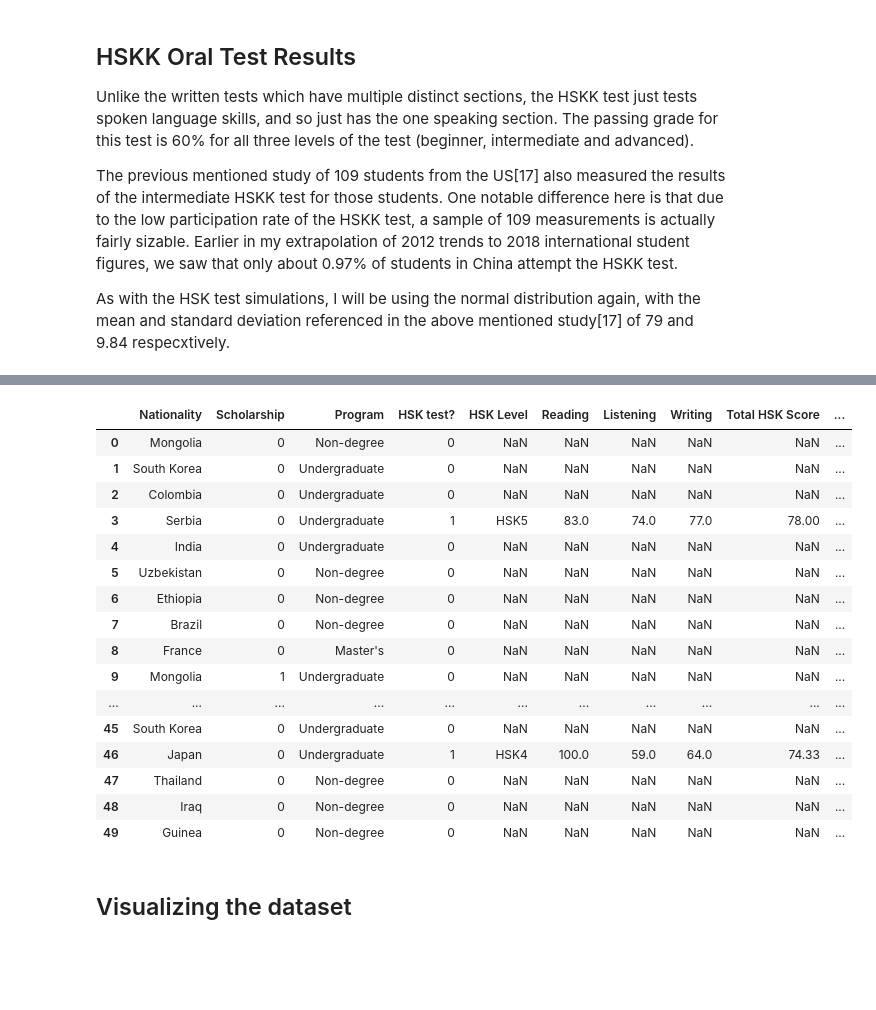
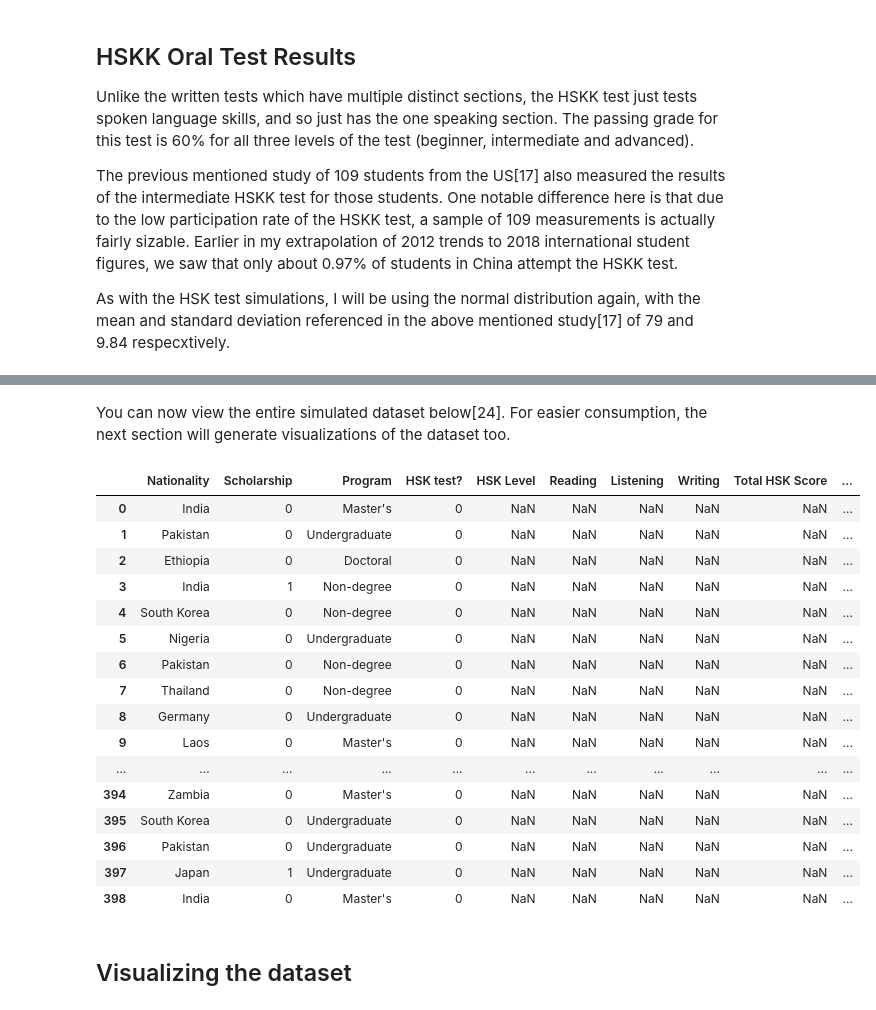
Before and after one commit to OtherBrian/pda-project, a Jupyter notebook: simulated-dataset.ipynb, the cells around one changed output, grey strips where cells are left out. Drawn from its saved outputs; the diff is of its cells as text; code cells hidden in the pictures; blank space fills up the shorter version.

```diff
--- a/simulated-dataset.ipynb
+++ b/simulated-dataset.ipynb
@@ -1064,27 +1083,30 @@ chinese_class_df[['Speaking']] = chinese_class_df[['Speaking']].apply(pd.Series.
 #Highlighting who passed and failed the HSKK.
 chinese_class_df.loc[chinese_class_df['Speaking'] >= 60, 'HSKK Pass'] = 'Pass'
 chinese_class_df.loc[chinese_class_df['Speaking'] < 60, 'HSKK Pass'] = 'Fail'
-# %%
-#Showing the first 50 students in the dataframe.
-chinese_class_df.head(50)
-# %% [output]
-|  | Nationality | Scholarship | Program | HSK test? | HSK Level | Reading | Listening | Writing | Total HSK Score | ... |
-| 0 | Mongolia | 0 | Non-degree | 0 | NaN | NaN | NaN | NaN | NaN | ... |
-| 1 | South Korea | 0 | Undergraduate | 0 | NaN | NaN | NaN | NaN | NaN | ... |
-| 2 | Colombia | 0 | Undergraduate | 0 | NaN | NaN | NaN | NaN | NaN | ... |
-| 3 | Serbia | 0 | Undergraduate | 1 | HSK5 | 83.0 | 74.0 | 77.0 | 78.00 | ... |
-| 4 | India | 0 | Undergraduate | 0 | NaN | NaN | NaN | NaN | NaN | ... |
-| 5 | Uzbekistan | 0 | Non-degree | 0 | NaN | NaN | NaN | NaN | NaN | ... |
-| 6 | Ethiopia | 0 | Non-degree | 0 | NaN | NaN | NaN | NaN | NaN | ... |
-| 7 | Brazil | 0 | Non-degree | 0 | NaN | NaN | NaN | NaN | NaN | ... |
-| 8 | France | 0 | Master's | 0 | NaN | NaN | NaN | NaN | NaN | ... |
-| 9 | Mongolia | 1 | Undergraduate | 0 | NaN | NaN | NaN | NaN | NaN | ... |
-| ... | ... | ... | ... | ... | ... | ... | ... | ... | ... | ... |
-| 45 | South Korea | 0 | Undergraduate | 0 | NaN | NaN | NaN | NaN | NaN | ... |
-| 46 | Japan | 0 | Undergraduate | 1 | HSK4 | 100.0 | 59.0 | 64.0 | 74.33 | ... |
-| 47 | Thailand | 0 | Non-degree | 0 | NaN | NaN | NaN | NaN | NaN | ... |
-| 48 | Iraq | 0 | Non-degree | 0 | NaN | NaN | NaN | NaN | NaN | ... |
-| 49 | Guinea | 0 | Non-degree | 0 | NaN | NaN | NaN | NaN | NaN | ... |
+# %% [markdown]
+You can now view the entire simulated dataset below[24]. For easier consumption, the next section will generate visualizations of the dataset too.
+# %%
+#Showing the entire dataframe.
+with pd.option_context('display.max_rows', None, 'display.max_columns', None):
+    display(chinese_class_df)
+# %% [output]
+|  | Nationality | Scholarship | Program | HSK test? | HSK Level | Reading | Listening | Writing | Total HSK Score | ... |
+| 0 | India | 0 | Master's | 0 | NaN | NaN | NaN | NaN | NaN | ... |
+| 1 | Pakistan | 0 | Undergraduate | 0 | NaN | NaN | NaN | NaN | NaN | ... |
+| 2 | Ethiopia | 0 | Doctoral | 0 | NaN | NaN | NaN | NaN | NaN | ... |
+| 3 | India | 1 | Non-degree | 0 | NaN | NaN | NaN | NaN | NaN | ... |
+| 4 | South Korea | 0 | Non-degree | 0 | NaN | NaN | NaN | NaN | NaN | ... |
+| 5 | Nigeria | 0 | Undergraduate | 0 | NaN | NaN | NaN | NaN | NaN | ... |
+| 6 | Pakistan | 0 | Non-degree | 0 | NaN | NaN | NaN | NaN | NaN | ... |
+| 7 | Thailand | 0 | Non-degree | 0 | NaN | NaN | NaN | NaN | NaN | ... |
+| 8 | Germany | 0 | Undergraduate | 0 | NaN | NaN | NaN | NaN | NaN | ... |
+| 9 | Laos | 0 | Master's | 0 | NaN | NaN | NaN | NaN | NaN | ... |
+| ... | ... | ... | ... | ... | ... | ... | ... | ... | ... | ... |
+| 394 | Zambia | 0 | Master's | 0 | NaN | NaN | NaN | NaN | NaN | ... |
+| 395 | South Korea | 0 | Undergraduate | 0 | NaN | NaN | NaN | NaN | NaN | ... |
+| 396 | Pakistan | 0 | Undergraduate | 0 | NaN | NaN | NaN | NaN | NaN | ... |
+| 397 | Japan | 1 | Undergraduate | 0 | NaN | NaN | NaN | NaN | NaN | ... |
+| 398 | India | 0 | Master's | 0 | NaN | NaN | NaN | NaN | NaN | ... |
 # %% [markdown]
 ## Visualizing the dataset
 # %%
```
Also changed, not shown: parts of 43 cells of this notebook.
